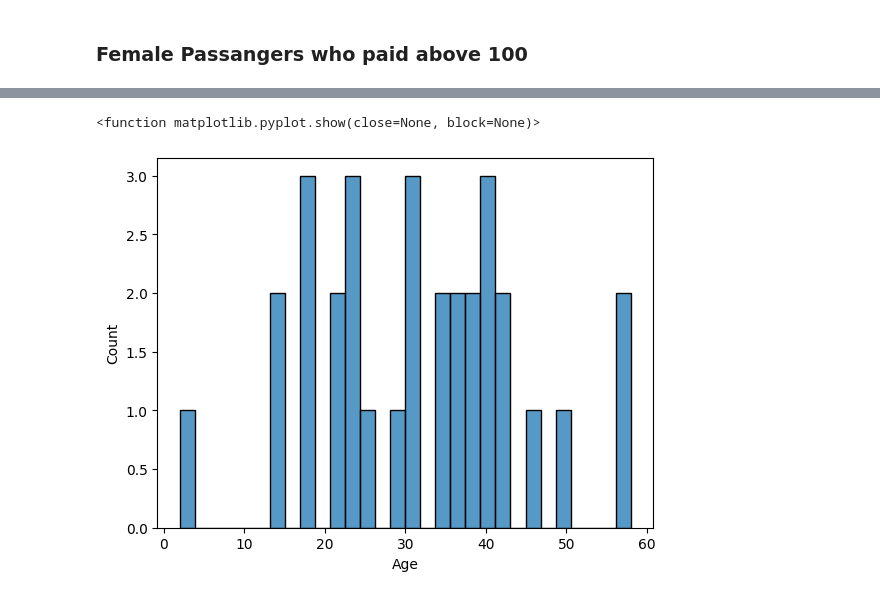
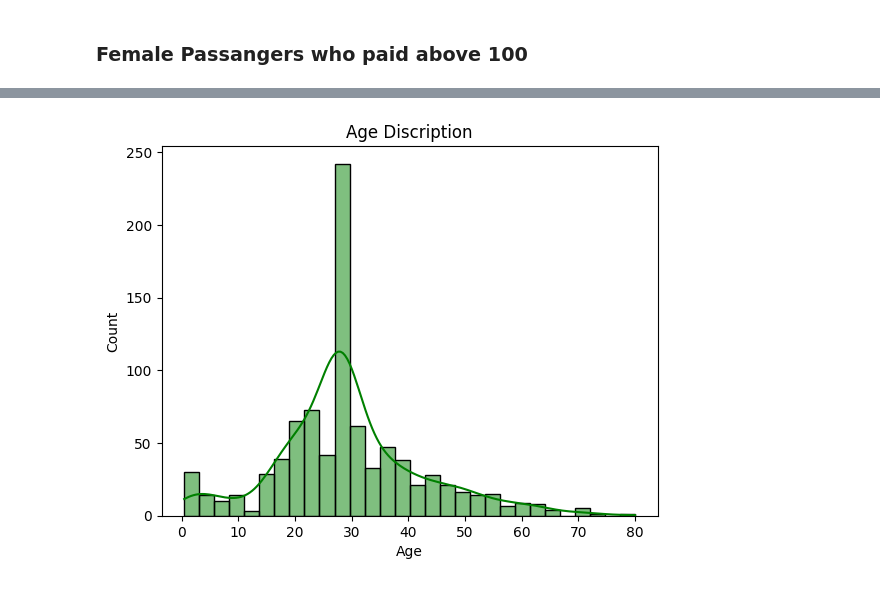
Before and after one commit to lucy-kevin/Titanic-Analysis, a Jupyter notebook: main.ipynb, the cells around one changed output, grey strips where cells are left out. Saved outputs shown, nothing was run; the diff lists cells and outputs as text; code cells hidden in the pictures.

```diff
--- a/main.ipynb
+++ b/main.ipynb
@@ -203,0 +282,6 @@ plt.show()
+# %%
+df_copy= df.copy()
+# %%
+df_cleaned = df_copy.drop(columns=['Cabin', 'Ticket']) #Cabin has a lot of missing values, so we are going to drop it
+#and Ticket is not that informative
+df_cleaned.info()
@@ -203,0 +306,6 @@ plt.show()
+# %%
+df_cleaned['Age'].fillna(df_cleaned['Age'].median(), inplace=True) #fill age with medium
+df_cleaned['Embarked'].fillna(df_cleaned['Embarked'].mode()[0], inplace=True)
+
+df_cleaned.info()
+df_cleaned.isnull().sum()
@@ -204,7 +348,7 @@ plt.show()
 # %%
-plt.Figure(figsize=(10,8))
-sns.histplot(femalep_above100['Age'], bins=30)
-plt.show
+plt.Figure(figsize= (10,8))
+sns.histplot(df_cleaned['Age'],kde = True, bins=30, color='green')
+plt.title('Age Discription')
+plt.show()
 # %% [output]
-<function matplotlib.pyplot.show(close=None, block=None)>
-[figure, old version]
+[figure, new version]
```
Also changed, not shown: parts of 19 cells of this notebook.
